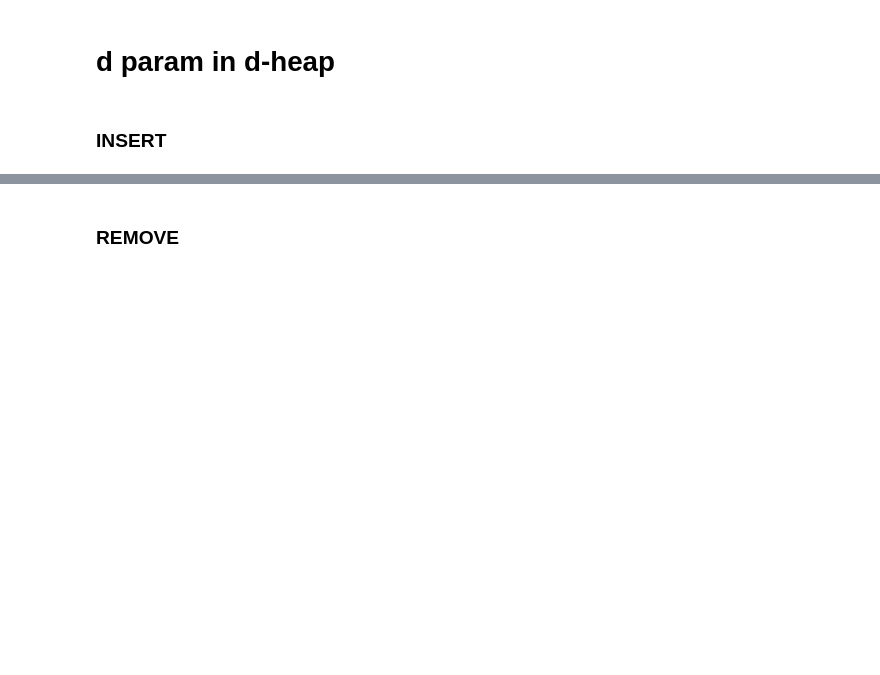
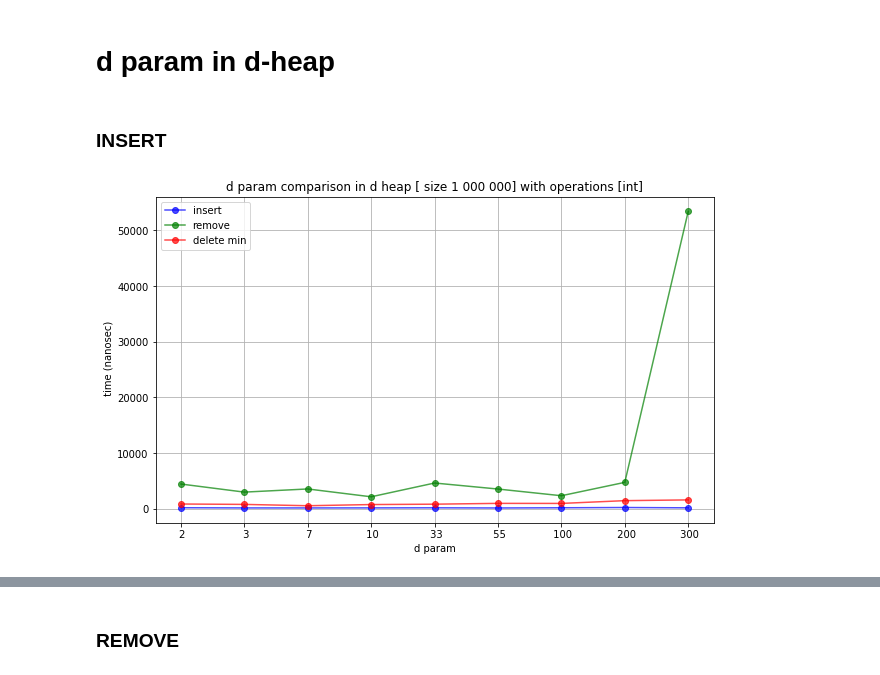
Before and after one commit to DaniilRoman/heaps_comparison, a Jupyter notebook: chart/chart.ipynb, the cells around one changed output, grey strips where cells are left out. Drawn from its saved outputs; the diff is of its cells as text; code cells hidden in the pictures; blank space fills up the shorter version.

```diff
--- a/chart/chart.ipynb
+++ b/chart/chart.ipynb
@@ -4,7 +4,50 @@ import matplotlib.pyplot as plt
 import pandas as pd
 import seaborn as sns
 %matplotlib inline
+# %%
+def fileName(details, type_):
+    return '../results/'+details+'_['+type_+'].csv'
+# %%
+def drawChartDParamInDHeap(type_):
+    insert = pd.read_csv(fileName('d_param_insert', type_))
+    insert = insert.transpose()
+    remove = pd.read_csv(fileName('d_param_remove', type_))
+    remove = remove.transpose()
+    delete_min = pd.read_csv(fileName('d_param_delete_min', type_))
+    delete_min = delete_min.transpose()
+
+    plt.figure(figsize = (10, 6))
+
+    plt.plot(insert,
+                alpha = 0.7,
+                label = 'insert',
+                marker='o',
+                color = 'b')
+
+    plt.plot(remove,
+            alpha = 0.7,
+            label = 'remove',
+            marker='o',
+            color = 'g')
+
+    plt.plot(delete_min,
+            alpha = 0.7,
+            label = 'delete min',
+            marker='o',
+            color = 'r')
+
+    plt.title('d param comparison in d heap [ size 1 000 000] with operations ['+type_+']')
+    plt.xlabel('d param')
+    plt.ylabel(' time (nanosec)')
+    plt.legend()
+    plt.grid()
+
+    plt.savefig('images/d_param_['+type_+'].png')
 # %% [markdown]
 # d param in d-heap
 # %% [markdown]
 ### INSERT
+# %%
+drawChartDParamInDHeap('int')
+# %% [output]
+[figure, added]
```
Also changed, not shown: parts of 21 cells of this notebook, 6 other files.
